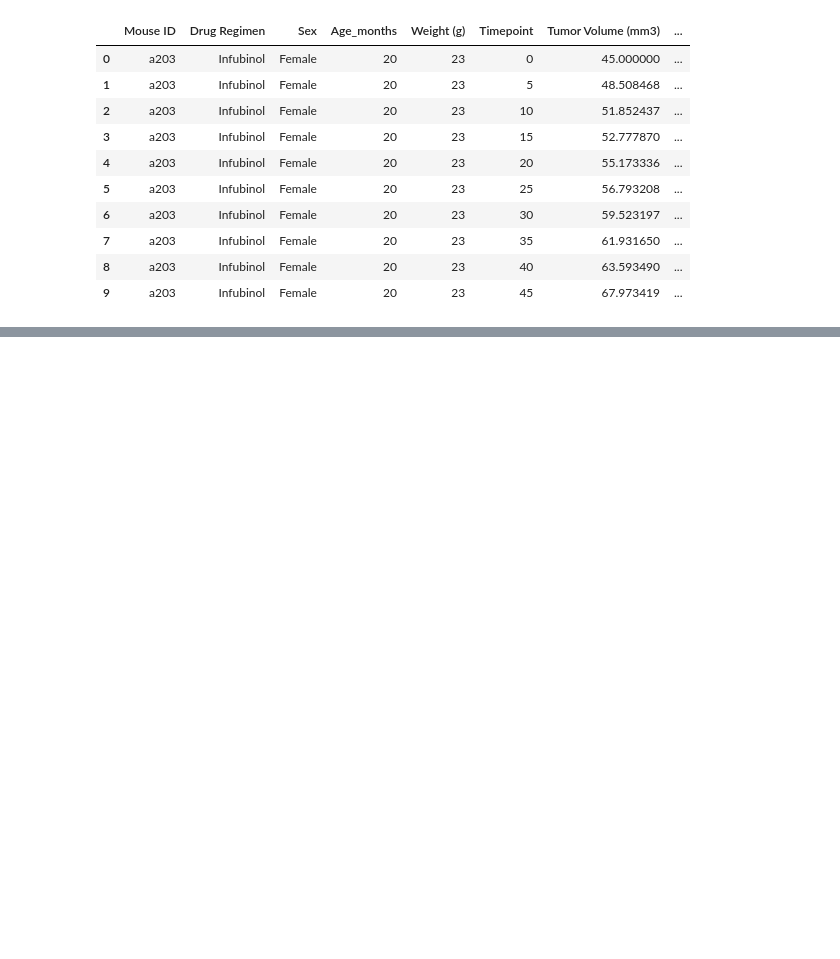
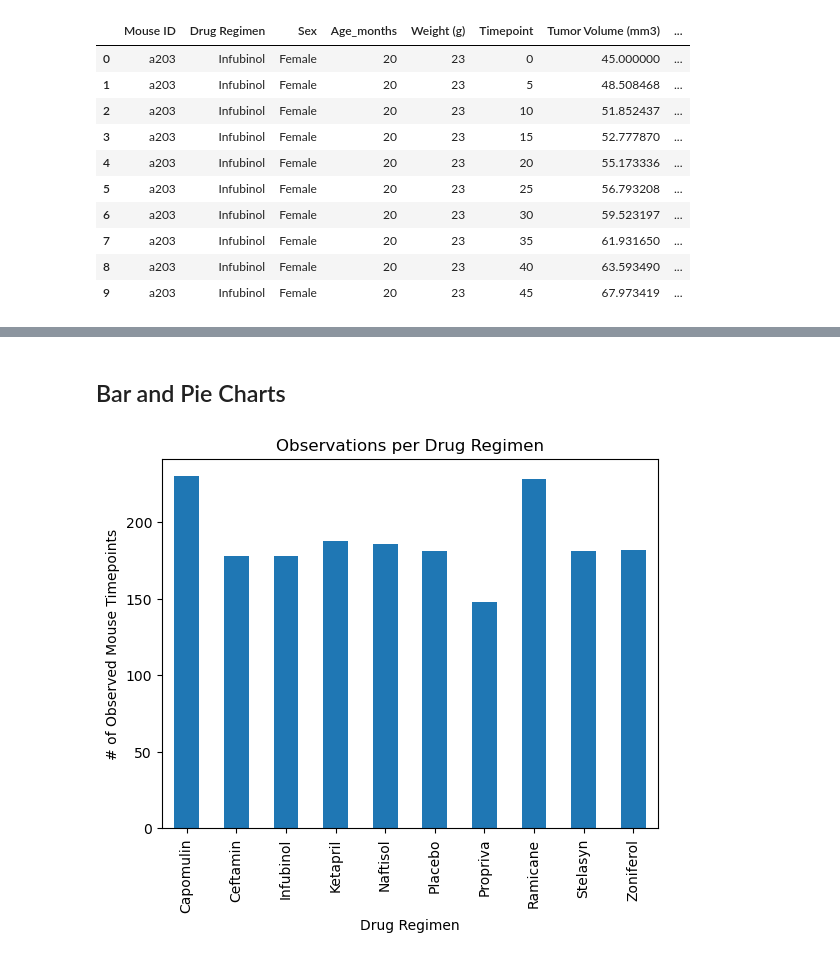
Before and after one commit to Neelka96/matplotlib-challenge, a Jupyter notebook: Pymaceuticals/main.ipynb, the cells around one changed output, grey strips where cells are left out. Cells and saved outputs as stored; diff of their text form; code cells hidden in the pictures; blank space fills up the shorter version.

```diff
--- a/Pymaceuticals/main.ipynb
+++ b/Pymaceuticals/main.ipynb
@@ -64,18 +84,18 @@ mergeData_df.head(10)
 # %%
-# DATAFRAME CHECKING AND CLEANUP:
-
-# Check # of mice in df (unique Mouse ID's)
-mouse_count = len(mergeData_df['Mouse ID'].unique())
-
 # Data entries will be uniquely identified by Mouse ID and Timepoint
 # Get the duplicate mice by ID number that shows up for Mouse ID and Timepoint.
-# grouped_mouseID = mergeData_df.groupby('Mouse ID')['Timepoint']
-# print(mergeData_df.at[3, 'Mouse ID'])
-timepoints = []
-duplicates = {}
-for mouse in mouse_count:
-    for row in mergeData_df:
 
+# Find Mice ID's with duplicate rows for Timepoint
+duplicates = []
 
-# Optional: Get all the data for the duplicate mouse ID.
+for mouse in mouseID_list:
+    mouse_select = mergeData_df.loc[mergeData_df['Mouse ID'] == mouse, :]
+    timepoint_counts = mouse_select['Timepoint'].value_counts()
+
+    for time in timepoint_counts:
+        if time > 1:
+            duplicates.append(mouse)
+            break
+
+print(duplicates)
 # %% [output]
@@ -82,0 +129,6 @@ a203
+# %%
+# Cleaned merged df (duplicates dropped):
+# Copy merged df - drop indeces of duplicate mice
+clean_df = mergeData_df.copy()
+df_indeces = clean_df.loc[clean_df['Mouse ID'].isin(duplicates), :].index
+clean_df = clean_df.drop(df_indeces, axis = 0)
@@ -82,0 +197,12 @@ a203
+# %% [markdown]
+## Bar and Pie Charts
+# %%
+# Generate a bar plot showing the total number of rows (Mouse ID/Timepoints) for each drug regimen using Pandas.
+mouse_byDrug = clean_df.groupby('Drug Regimen')['Timepoint'].count()
+
+mouse_byDrug.plot(kind = 'bar')
+plt.ylabel('# of Observed Mouse Timepoints')
+plt.title('Observations per Drug Regimen')
+plt.show()
+# %% [output]
+[figure, added]
```
Also changed, not shown: parts of 24 cells of this notebook.
